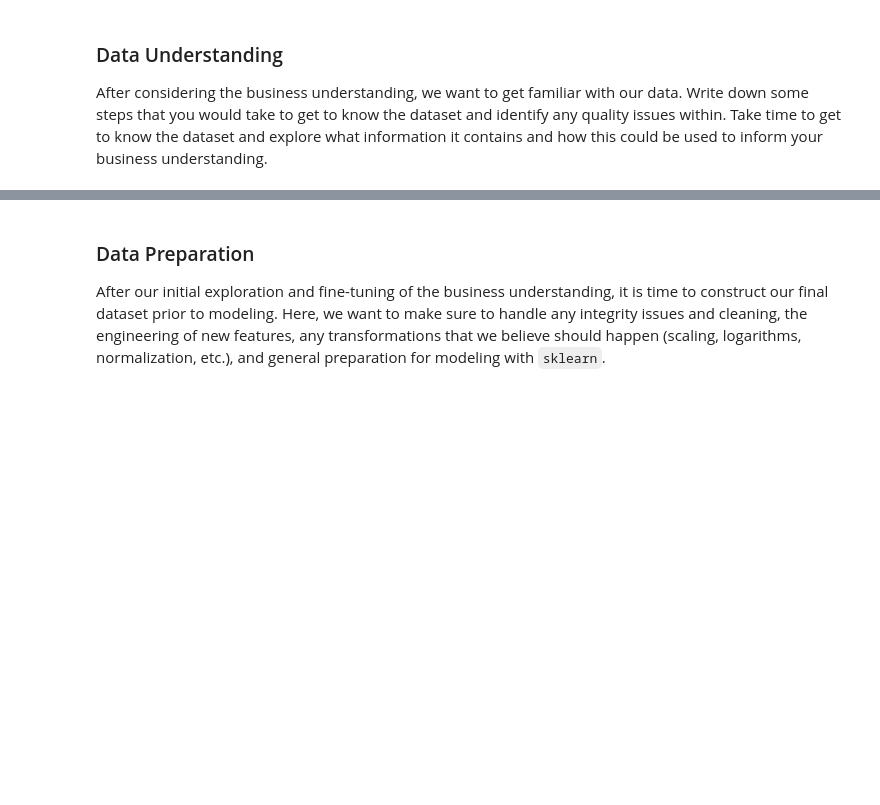
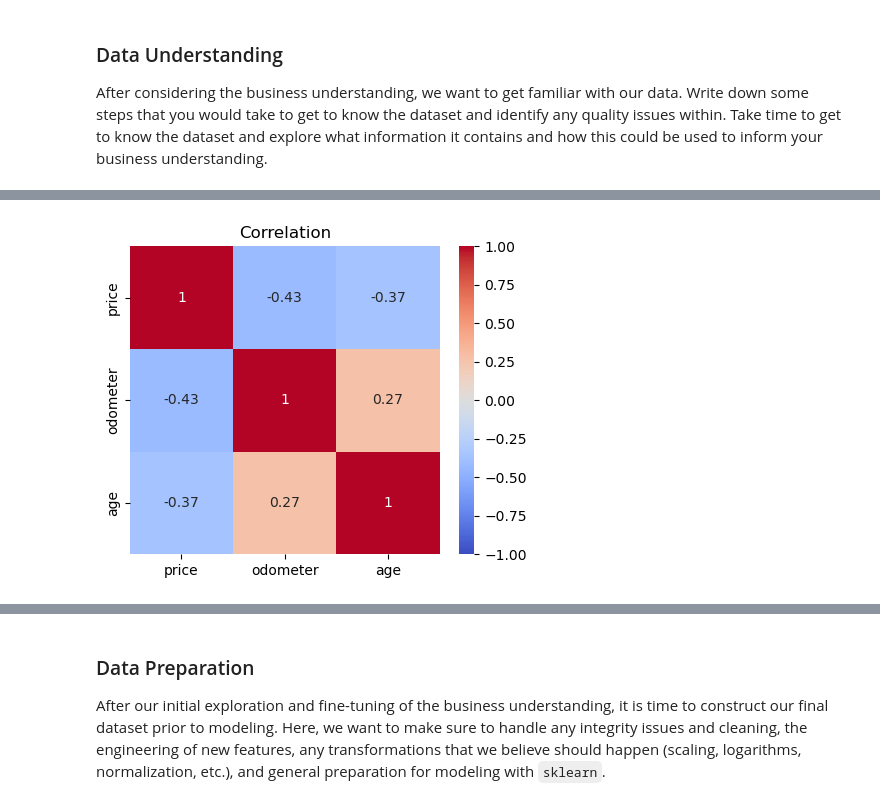
Before and after one commit to deepak161087/CarPrice, a Jupyter notebook: prompt_II.ipynb, the cells around one changed output, grey strips where cells are left out. Drawn from its saved outputs; the diff is of its cells as text; code cells hidden in the pictures; blank space fills up the shorter version.

```diff
--- a/prompt_II.ipynb
+++ b/prompt_II.ipynb
@@ -25,0 +139,5 @@ After considering the business understanding, we want to get familiar with our d
+# %%
+df.dropna(inplace=True)
+
+print("Number of rows and columns in the dataset after removing na columns:")
+print(df.shape)
@@ -25,0 +194,22 @@ After considering the business understanding, we want to get familiar with our d
+# %%
+# Remove outlier on odometer
+
+# Calculate the Q1 (25th percentile) and Q3 (75th percentile)
+Q1 = df['odometer'].quantile(0.25)
+Q3 = df['odometer'].quantile(0.75)
+
+# Calculate the IQR
+IQR = Q3 - Q1
+
+# Define the lower and upper bounds
+lower_bound = Q1 - 1.5 * IQR
+upper_bound = Q3 + 1.5 * IQR
+
+# Filter the DataFrame to exclude outliers
+df_no_outliers = df[(df['odometer'] >= lower_bound) & (df['odometer'] <= upper_bound)]
+
+# Check the shape of the DataFrame after removing outliers
+print(f"Original DataFrame shape: {df.shape}")
+print(f"DataFrame shape after removing outliers: {df_no_outliers.shape}")
+
+df = df_no_outliers
@@ -25,0 +219,9 @@ After considering the business understanding, we want to get familiar with our d
+# %%
+# Create a new column for the car's age
+import datetime
+
+# Get the current year
+current_year = datetime.datetime.now().year
+df['age'] = current_year - df['year']
+# Remove the 'year' column from the DataFrame
+df = df.drop(columns=['year'])
@@ -25,0 +252,11 @@ After considering the business understanding, we want to get familiar with our d
+# %%
+# Pick only the numerical features
+df_numeric = df.select_dtypes(include=['float64', 'int64'])
+
+# Create a correlation heatmap using just the numerical features
+plt.figure(figsize=(5, 4))
+sns.heatmap(df_numeric.corr(), annot=True, cmap='coolwarm', vmin=-1, vmax=1)
+plt.title('Correlation')
+plt.show()
+# %% [output]
+[figure, added]
```
Also changed, not shown: parts of 38 cells of this notebook.
